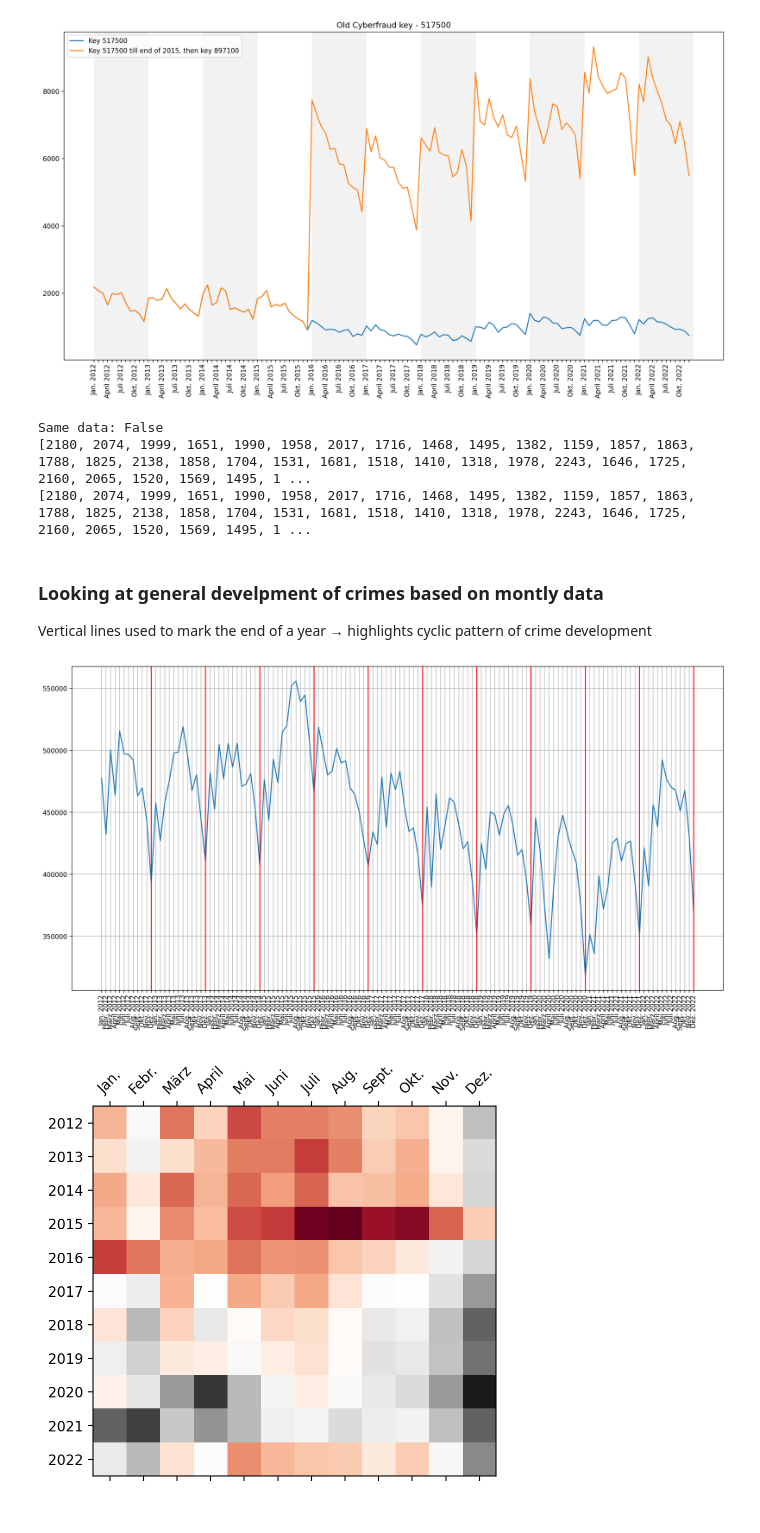
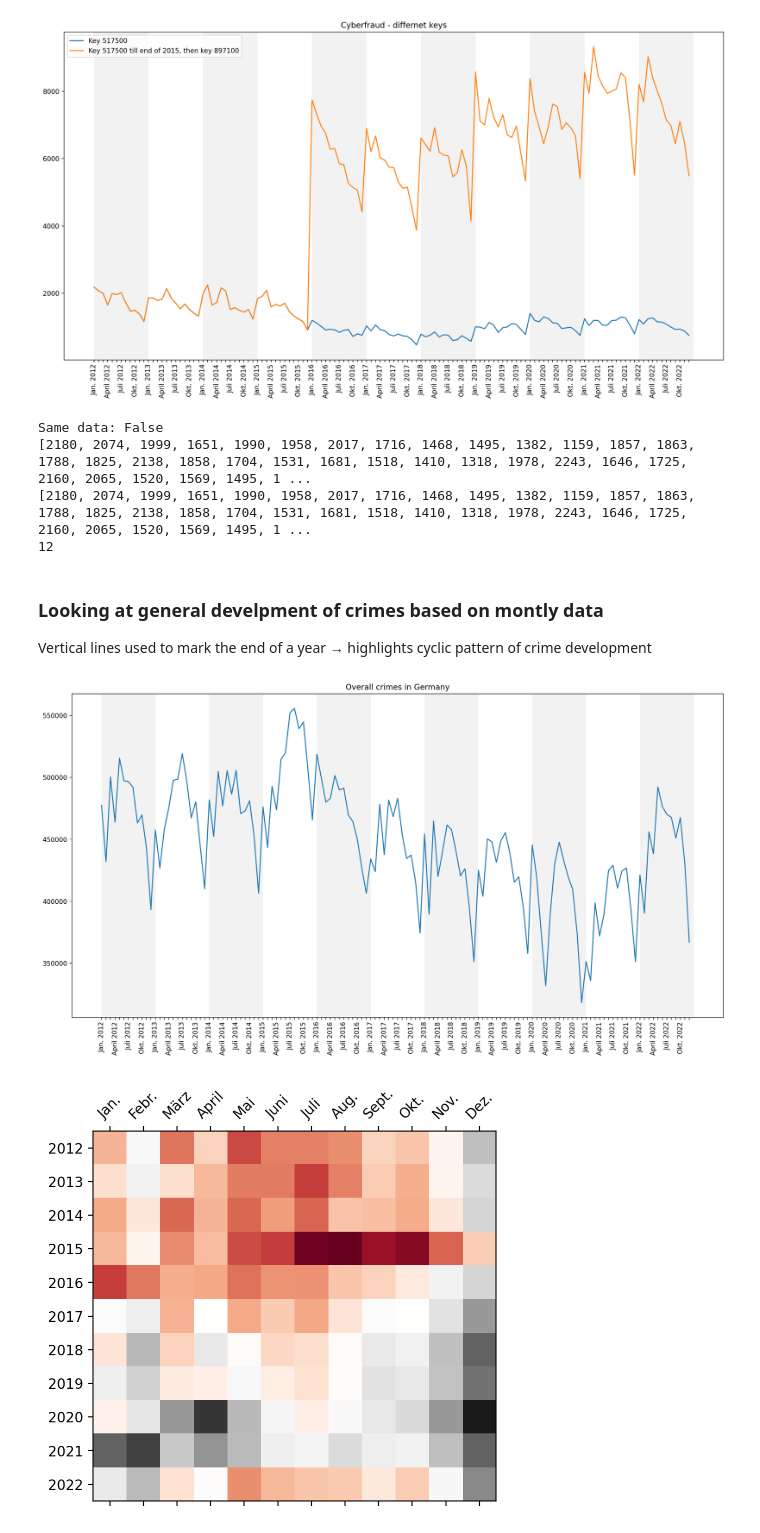
Before and after one commit to LukaslWeber/DataLit-Crime-Project, a Jupyter notebook: temporal_exploraton.ipynb, the cells around one changed output. Saved outputs shown, nothing was run; the diff lists cells and outputs as text; code cells hidden in the pictures.

Commit message:
Changed plot design

```diff
--- a/temporal_exploraton.ipynb
+++ b/temporal_exploraton.ipynb
@@ -396,8 +405,21 @@ For now the old key is used till the end of 2015 for the Computerbetrug plots
 fig, axs = plt.subplots(sharey=True, layout='constrained', figsize=(18,9))
 axs.fill_between(x_labels_monthly, flat_betrug_cases)
 axs.fill_between(x_labels_monthly,flat_computerbetrug_cases)
+
 axs.set(yscale='linear', title='Fraud vs. Computerfraud')
 axs.legend(['Fraud', 'Computerfraud'])
 axs.tick_params(axis='x', rotation=90)
 axs.axvline(x='Jan. 2016', color='red')
+
+
+# filtering x-labels
+for ind, label in enumerate(axs.xaxis.get_ticklabels()):
+    if ind % 3 != 0:
+        label.set_visible(False)
+
+# background shading
+for ind, month in enumerate(x_labels_monthly):
+    if ind % 24 == 0:
+        axs.axvspan(ind, ind+12, facecolor='grey', alpha=0.1)
+        #axs.axvspan(ind+12, ind+12+12, facecolor='grey', alpha=0.2)
 # %% [output]
@@ -429,13 +450,16 @@ data_517500_flat = [element for year in data_517500 for element in year]
 fig, axs = plt.subplots(figsize=(18,9))
 axs.plot(x_labels_monthly, data_517500_flat)
 axs.plot(flat_computerbetrug_cases)
-axs.set_title('Old Cyberfraud key - 517500')
+axs.set_title('Cyberfraud - differnet keys')
 axs.tick_params(axis='x', rotation=90)
 axs.legend(('Key 517500', 'Key 517500 till end of 2015, then key 897100'))
+
+# filtering x-labels
 for ind, label in enumerate(axs.xaxis.get_ticklabels()):
     if ind % 3 != 0:
         label.set_visible(False)
 
+# background shading
 for ind, month in enumerate(x_labels_monthly):
     if ind % 24 == 0:
         axs.axvspan(ind, ind+12, facecolor='grey', alpha=0.1)
@@ -452,18 +476,22 @@ data_517500_add = get_cases_by_year('517500', df_years, True)
 data_517500_flat_add = [element for year in data_517500_add for element in year]
 
 same_data = True
+diff_count = 0
 for e1, e2 in zip(data_517500_flat, data_517500_flat_add):
     if e1 != e2:
         same_data = False
+        diff_count += 1
 
 print('Same data: ' + str(same_data))
 
 print(data_517500_flat)
 print(data_517500_flat_add)
+print(diff_count)
 # %% [output]
 Same data: False
 [2180, 2074, 1999, 1651, 1990, 1958, 2017, 1716, 1468, 1495, 1382, 1159, 1857, 1863, 1788, 1825, 2138, 1858, 1704, 1531, 1681, 1518, 1410, 1318, 1978, 2243, 1646, 1725, 2160, 2065, 1520, 1569, 1495, 1 ...
 [2180, 2074, 1999, 1651, 1990, 1958, 2017, 1716, 1468, 1495, 1382, 1159, 1857, 1863, 1788, 1825, 2138, 1858, 1704, 1531, 1681, 1518, 1410, 1318, 1978, 2243, 1646, 1725, 2160, 2065, 1520, 1569, 1495, 1 ...
+12
 # %% [markdown]
 ### Looking at general develpment of crimes based on montly data
 
@@ -471,19 +499,26 @@ Vertical lines used to mark the end of a year &rarr; highlights cyclic pattern o
 # %%
 key = '------'
 
 overall_crimes = get_cases_by_year(key, df_years, False)
 flat_overall_crimes = [element for year in overall_crimes for element in year]
 
 fig, axs = plt.subplots(figsize=(18,9))
 axs.plot(x_labels_monthly, flat_overall_crimes)
 axs.tick_params(axis='x', rotation=90)
-axs.grid(True)
+axs.set_title('Overall crimes in Germany')
 
-for year in years:
-    tick = 'Dez. ' + str(year)
-    axs.axvline(x=tick , color='red')
+# filtering x-labels
+for ind, label in enumerate(axs.xaxis.get_ticklabels()):
+    if ind % 3 != 0:
+        label.set_visible(False)
+
+# background shading
+for ind, month in enumerate(x_labels_monthly):
+    if ind % 24 == 0:
+        axs.axvspan(ind, ind+12, facecolor='grey', alpha=0.1)
+        #axs.axvspan(ind+12, ind+12+12, facecolor='grey', alpha=0.2)
 # %% [output]
-[figure, old version]
+[figure, new version]
 # %%
 mat = np.ndarray((11,12)) # init matrix
 months = ['Jan.', 'Febr.', 'März', 'April', 'Mai', 'Juni', 'Juli', 'Aug.', 'Sept.', 'Okt.', 'Nov.', 'Dez.']
```
Also changed, not shown: parts of 2 cells of this notebook.
